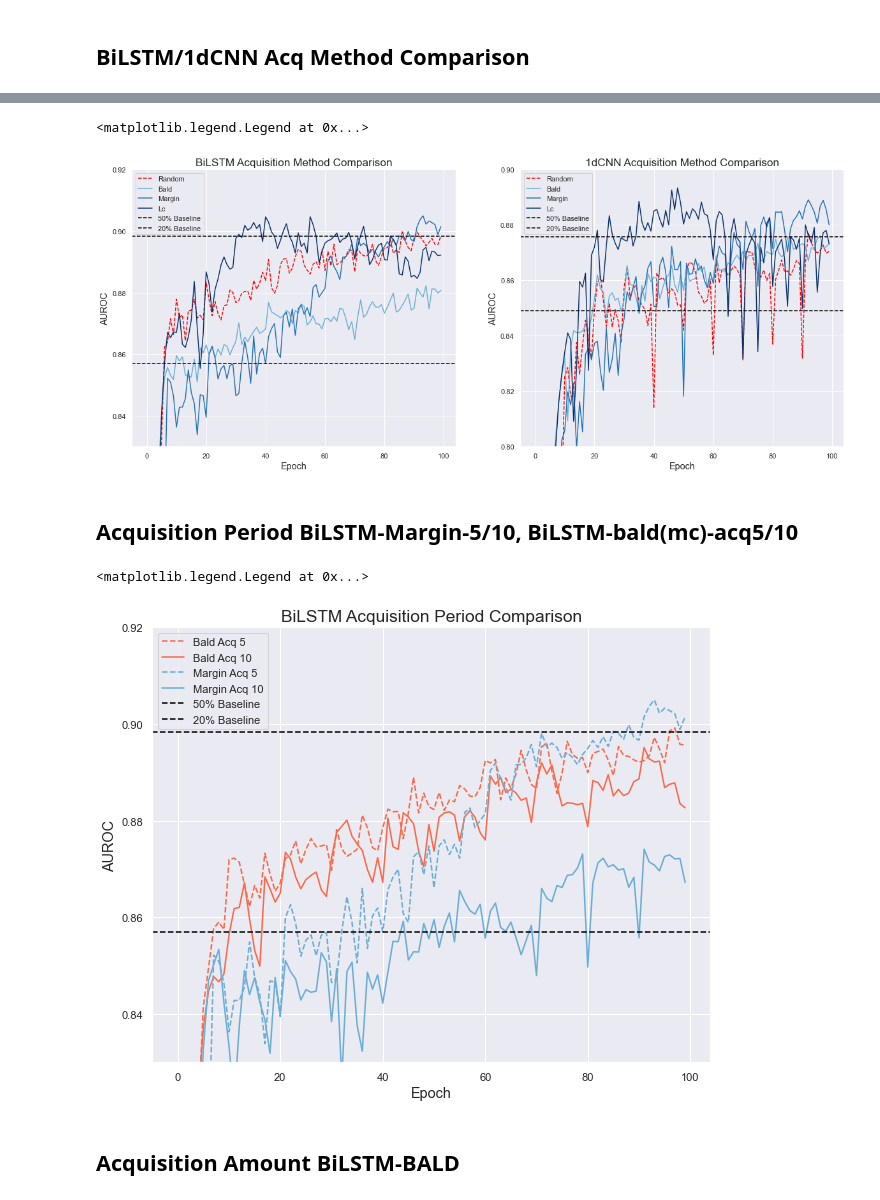
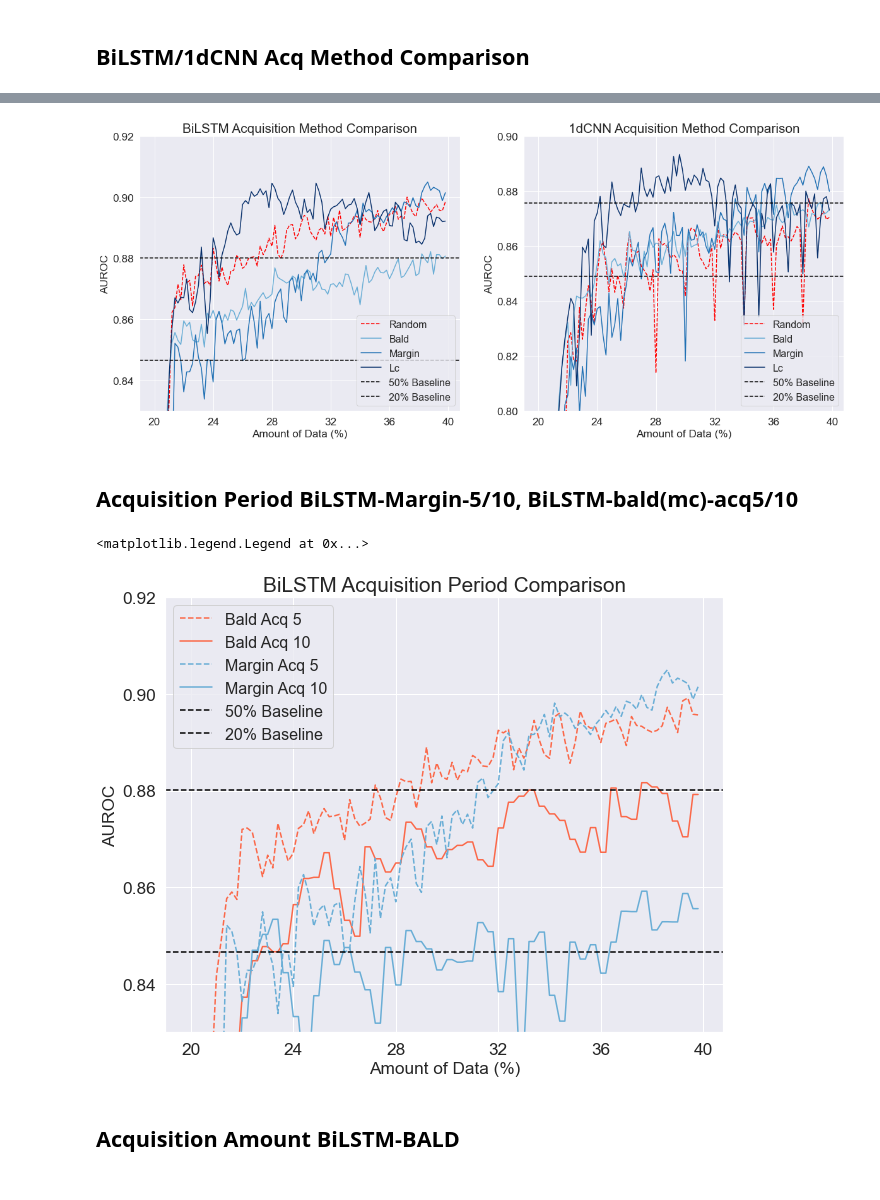
Before and after one commit to 1pha/BayesianActiveLearning, a Jupyter notebook: notebook/wandb_visualization.ipynb, the cells around one changed output, grey strips where cells are left out. Cells and saved outputs as stored; diff of their text form; code cells hidden in the pictures.

```diff
--- a/notebook/wandb_visualization.ipynb
+++ b/notebook/wandb_visualization.ipynb
@@ -19,6 +19,14 @@ n = 10
 orig_cmap = sns.palettes.color_palette("Reds", as_cmap=True)
 colors = orig_cmap(np.linspace(min_val, max_val, n))
 red_cmap = matplotlib.colors.LinearSegmentedColormap.from_list("mycmap", colors)
+# %%
+bilstm_100 = 0.9032
+bilstm_50 = 0.8801
+bilstm_20 = 0.8467
+
+cnnlstm_100 = 0.8829
+cnnlstm_50 = 0.8757
+cnnlstm_20 = 0.849
 # %% [markdown]
 ## Naive Training Comparison
 # %%
@@ -97,27 +93,30 @@ fig, ax = plt.subplots(ncols=2, figsize=(20, 8))
 ax[0].set_ylim(0.83, 0.92)
 df_rename.loc[:, list(filter(lambda x: x == "Random", df_rename.columns))].plot.line(ax=ax[0], color="red", linestyle="--");
 df_rename.loc[:, list(filter(lambda x: x != "Random", df_rename.columns))].plot.line(ax=ax[0], colormap=blue_cmap);
-ax[0].axhline(0.898432, color="black", linestyle="--", label="50% Baseline")
-ax[0].axhline(0.856939, color="black", linestyle="--", label="20% Baseline")
-ax[0].set_title("BiLSTM Acquisition Method Comparison", size="x-large")
-ax[0].set_xlabel("Epoch", size="large")
-ax[0].set_ylabel("AUROC", size="large")
-ax[0].legend()
+ax[0].axhline(bilstm_50, color="black", linestyle="--", label="50% Baseline")
+ax[0].axhline(bilstm_20, color="black", linestyle="--", label="20% Baseline")
+ax[0].set_title("BiLSTM Acquisition Method Comparison", size="xx-large")
+ax[0].set_xlabel("Amount of Data (%)", size="x-large")
+ax[0].set_xticklabels([0, 20, 24, 28, 32, 36, 40], size="x-large")
+ax[0].tick_params(axis="both", labelsize="x-large")
+ax[0].set_ylabel("AUROC", size="x-large")
+ax[0].legend(prop={"size": 16})
 # ax[0].legend(loc='best', bbox_to_anchor=(1., 1.))
 
 ax[1].set_ylim(0.8, 0.9)
 df_1d_rename.loc[:, list(filter(lambda x: x == "Random", df_1d_rename.columns))].plot.line(ax=ax[1], color="red", linestyle="--");
 df_1d_rename.loc[:, list(filter(lambda x: x != "Random", df_1d_rename.columns))].plot.line(ax=ax[1], colormap=blue_cmap);
-ax[1].axhline(0.8757, color="black", linestyle="--", label="50% Baseline")
-ax[1].axhline(0.849, color="black", linestyle="--", label="20% Baseline")
-ax[1].set_title("1dCNN Acquisition Method Comparison", size="x-large")
-ax[1].set_xlabel("Epoch", size="large")
-ax[1].set_ylabel("AUROC", size="large")
-ax[1].legend()
+ax[1].axhline(cnnlstm_50, color="black", linestyle="--", label="50% Baseline")
+ax[1].axhline(cnnlstm_20, color="black", linestyle="--", label="20% Baseline")
+ax[1].set_title("1dCNN Acquisition Method Comparison", size="xx-large")
+ax[1].set_xlabel("Amount of Data (%)", size="x-large")
+ax[1].set_xticklabels([0, 20, 24, 28, 32, 36, 40], size="x-large")
+ax[1].set_ylabel("AUROC", size="x-large")
+ax[1].legend(loc="lower right", prop={"size": 16})
+ax[1].tick_params(axis="both", labelsize="x-large")
 # ax[1].legend(loc='best', bbox_to_anchor=(1., 1.))
 # %% [output]
-<matplotlib.legend.Legend at 0x...>
-[figure, old version]
+[figure, new version]
 # %% [markdown]
 ## Acquisition Period BiLSTM-Margin-5/10, BiLSTM-bald(mc)-acq5/10
 # %%
@@ -130,24 +129,31 @@ column_name = list(filter(lambda x: "valid" in x and x.endswith(")"), df.columns
 df_rename = df[:100][column_name].rename(columns={
     c: c.split("Bilstm")[1].split(" ")[1].lower().capitalize() + acq for c, acq in zip(column_name, [" Acq 10", " Acq 5"]*2)
 })
+# %%
+acq_10 = df_rename[list(filter(lambda x: x.endswith("10"), df_rename.columns))][:50]
+
+acq_10_cols = list(filter(lambda x: x.endswith("10"), df_rename.columns))
+df_rename[acq_10_cols] = pd.concat([acq_10, acq_10]).sort_index().reset_index(drop=True)
 # %%
 fig, ax = plt.subplots(figsize=(10, 8))
 
 ax.set_ylim(0.83, 0.92)
 df_rename.loc[:, list(filter(lambda x: x == "Bald Acq 5", df_rename.columns))].plot.line(ax=ax, colormap=red_cmap, linestyle="--");
 df_rename.loc[:, list(filter(lambda x: x == "Bald Acq 10", df_rename.columns))].plot.line(ax=ax, colormap=red_cmap);
 df_rename.loc[:, list(filter(lambda x: x == "Margin Acq 5", df_rename.columns))].plot.line(ax=ax, colormap=blue_cmap, linestyle="--");
 df_rename.loc[:, list(filter(lambda x: x == "Margin Acq 10", df_rename.columns))].plot.line(ax=ax, colormap=blue_cmap,);
-ax.axhline(0.898432, color="black", linestyle="--", label="50% Baseline")
-ax.axhline(0.856939, color="black", linestyle="--", label="20% Baseline")
-ax.set_title("BiLSTM Acquisition Period Comparison", size="x-large")
-ax.set_xlabel("Epoch", size="large")
-ax.set_ylabel("AUROC", size="large")
-ax.legend()
+ax.axhline(bilstm_50, color="black", linestyle="--", label="50% Baseline")
+ax.axhline(bilstm_20, color="black", linestyle="--", label="20% Baseline")
+ax.set_title("BiLSTM Acquisition Period Comparison", size="xx-large")
+ax.set_xlabel("Amount of Data (%)", size="x-large")
+ax.set_ylabel("AUROC", size="x-large")
+ax.set_xticklabels([0, 20, 24, 28, 32, 36, 40])
+ax.tick_params(axis="both", labelsize="x-large")
+ax.legend(prop={"size": 16})
 # ax.legend(loc='best', bbox_to_anchor=(1., 1.))
 # %% [output]
 <matplotlib.legend.Legend at 0x...>
-[figure, old version]
+[figure, new version]
 # %% [markdown]
 ## Acquisition Amount BiLSTM-BALD
 # %%
```
Also changed, not shown: parts of 5 cells of this notebook, 1 other file.
